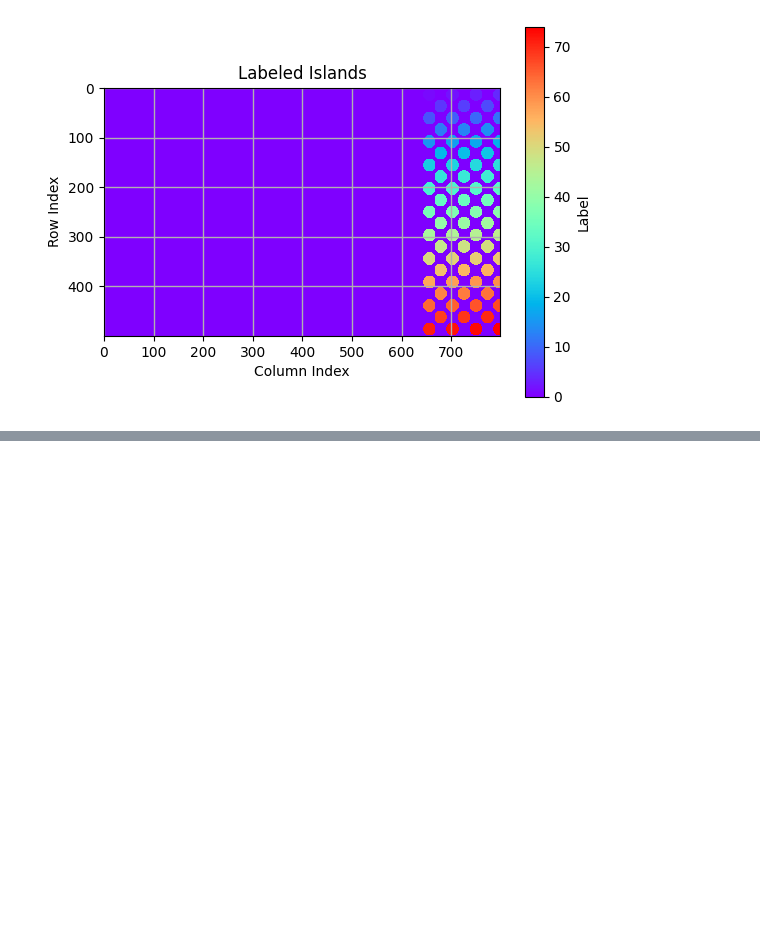
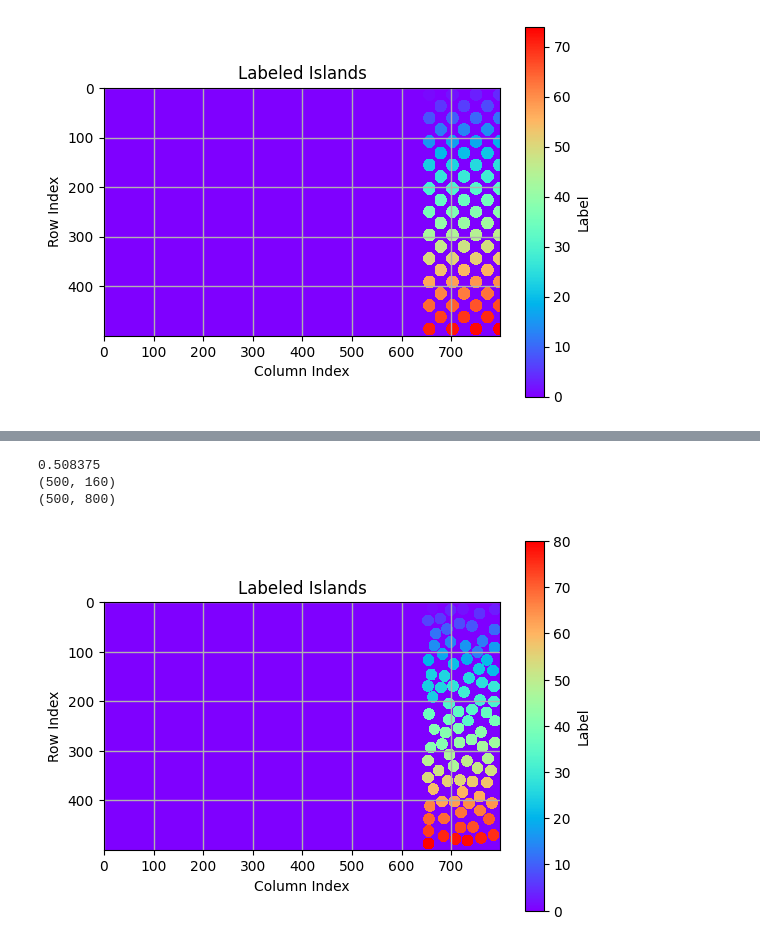
Before and after one commit to ascelada/lbm-jax, a Jupyter notebook: scrach.ipynb, the cells around one changed output, grey strips where cells are left out. Cells and saved outputs as stored; diff of their text form; code cells hidden in the pictures; blank space fills up the shorter version.

```diff
--- a/scrach.ipynb
+++ b/scrach.ipynb
@@ -1045,3 +1045,69 @@ visualize_labeled_matrix(labels)
 (500, 160)
 (500, 800)
 [figure]
+# %%
+import numpy as np
+import matplotlib.pyplot as plt
+import porespy as ps
+
+def generate_lattice_spheres(r, nx, ny, bed_value):
+    shape = [nx,int(bed_value*ny)]
+
+    o = 1.25 * r
+    s = 3.75 * r
+
+    im = ps.generators.rsa(im_or_shape=shape, r=r, clearance=1)
+    NX,NY = shape
+    matrix = np.array(im)
+    porosity = ((NX*NY)-np.sum(im))/(NX*NY)
+    print(porosity)
+    print(matrix.shape)
+    teste = np.full([nx, int((1-bed_value)*ny)], False)
+
+    matrix = np.hstack((teste, matrix))
+    return matrix
+
+def label_islands(matrix):
+    rows, cols = len(matrix), len(matrix[0])
+    labels = [[0] * cols for _ in range(rows)]
+    current_label = 0
+
+    def dfs(i, j, label):
+        stack = [(i, j)]
+        while stack:
+            x, y = stack.pop()
+            if (0 <= x < rows and 0 <= y < cols and
+                    matrix[x][y] and labels[x][y] == 0):
+                labels[x][y] = label
+                for nx, ny in [(x - 1, y), (x + 1, y), (x, y - 1), (x, y + 1)]:
+                    stack.append((nx, ny))
+
+    for i in range(rows):
+        for j in range(cols):
+            if matrix[i][j] and labels[i][j] == 0:
+                current_label += 1  # Increment label for a new island
+                dfs(i, j, current_label)
+
+    return labels
+
+
+def visualize_labeled_matrix(matrix):
+    plt.imshow(matrix, cmap='rainbow', interpolation='none')
+    plt.colorbar(label='Label')
+    plt.rcParams['axes.facecolor'] = 'white'
+
+    # Adding grid lines
+    plt.grid(which='both', linestyle='-', linewidth=1)
+
+    plt.title('Labeled Islands')
+    plt.xlabel('Column Index')
+    plt.ylabel('Row Index')
+
+    plt.show()
+
+
+matrix = generate_lattice_spheres(12,500,800,0.2)
+print(matrix.shape)
+labels = label_islands(matrix)
+visualize_labeled_matrix(labels)
+# %% [output]
@@ -1047,0 +1116,4 @@ visualize_labeled_matrix(labels)
+0.508375
+(500, 160)
+(500, 800)
+[figure, added]
```
Also changed, not shown: parts of 1 cell of this notebook, 4 other files.
